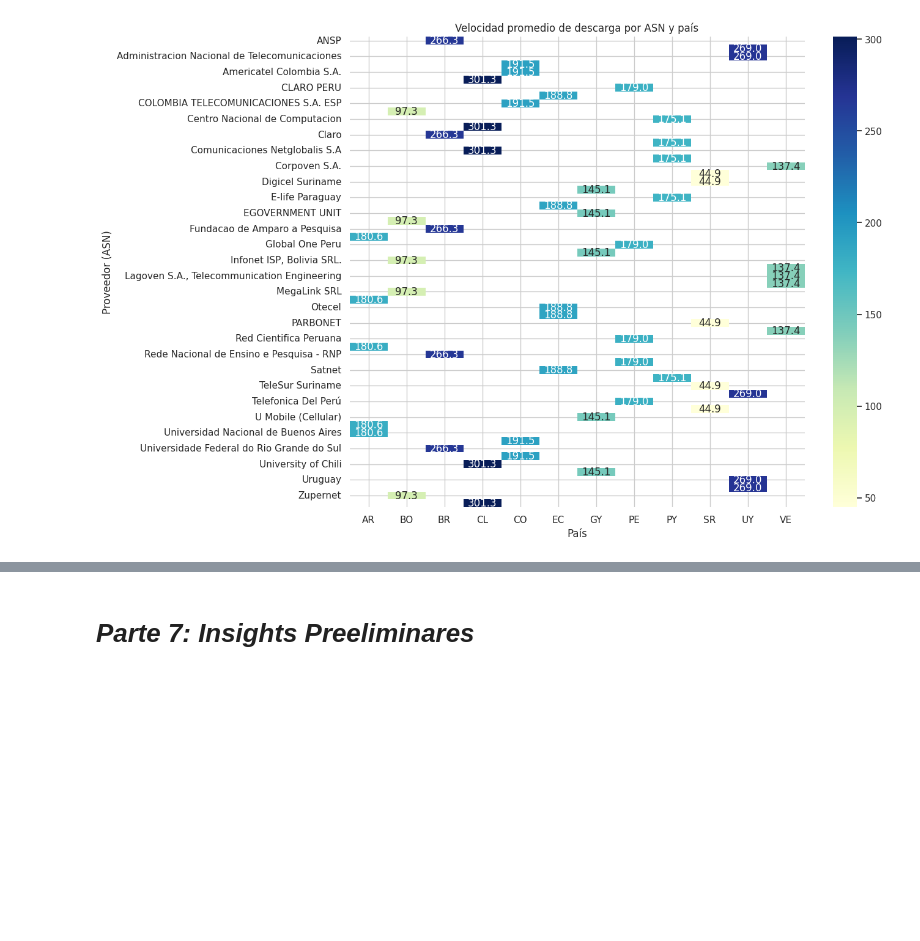
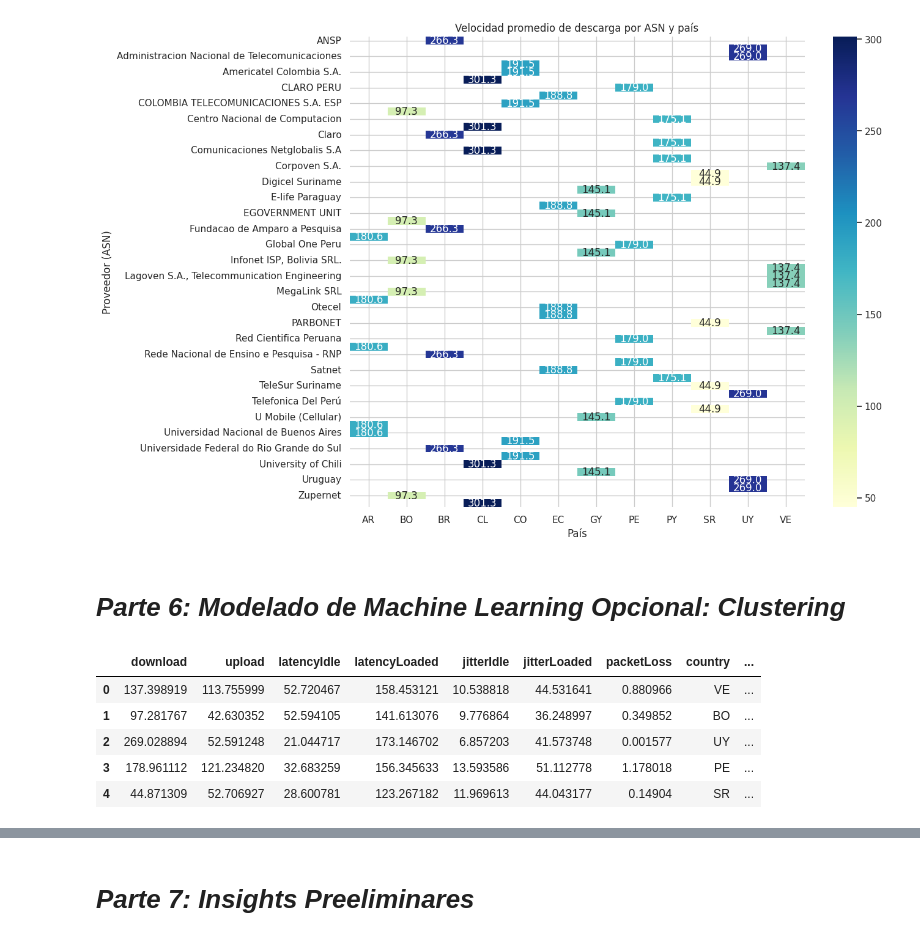
Before and after one commit to Angebarrutia/Coderhouse-Curso-Data-Science-II, a Jupyter notebook: Entregas/Primera Entrega/ProyectoEntrega1DSII_BarrutiaAngela.ipynb, the cells around one changed output, grey strips where cells are left out. Cells and saved outputs as stored; diff of their text form; code cells hidden in the pictures; blank space fills up the shorter version.

```diff
--- a/Entregas/Primera Entrega/ProyectoEntrega1DSII_BarrutiaAngela.ipynb
+++ b/Entregas/Primera Entrega/ProyectoEntrega1DSII_BarrutiaAngela.ipynb
@@ -650,3 +692,67 @@ plt.ylabel("Proveedor (ASN)")
 plt.show()
 # %% [output]
 [figure]
+# %% [markdown]
+# *Parte 6: Modelado de Machine Learning Opcional: Clustering*
+# %%
+# ================================
+# BLOQUE 1: Librerías y carga de datos
+# ================================
+import pandas as pd
+import numpy as np
+from sklearn.preprocessing import StandardScaler
+from sklearn.cluster import KMeans
+import matplotlib.pyplot as plt
+import seaborn as sns
+import json # Import the json library
+import glob # Import glob to read multiple files
+
+# --- Load Speed Data for all countries ---
+files = glob.glob("cloudflare_speed_summary_*.json")
+df_speed_list = []
+
+for file in files:
+    with open(file, 'r') as f:
+        data = json.load(f)
+        country = file.split("_")[-1].split(".")[0]
+        if 'result' in data and 'summary_0' in data['result']:
+            summary_data = data['result']['summary_0']
+            summary_data['country'] = country
+            df_speed_list.append(summary_data)
+
+df_speed_all = pd.DataFrame(df_speed_list)
+
+df_speed_all['latencyIdle'] = pd.to_numeric(df_speed_all['latencyIdle'], errors='coerce')
+df_speed_all['jitterIdle'] = pd.to_numeric(df_speed_all['jitterIdle'], errors='coerce')
+df_speed_all['bandwidthDownload'] = pd.to_numeric(df_speed_all['bandwidthDownload'], errors='coerce')
+df_speed_all['bandwidthUpload'] = pd.to_numeric(df_speed_all['bandwidthUpload'], errors='coerce')
+df_speed_all.rename(columns={'bandwidthDownload': 'download', 'bandwidthUpload': 'upload'}, inplace=True)
+
+# --- Load ASN Data for all countries ---
+asn_files = glob.glob("cloudflare_asns_*.json")
+df_asn_list = []
+
+for file in asn_files:
+    with open(file, 'r') as f:
+        data = json.load(f)
+        country = file.split("_")[-1].split(".")[0]
+        if 'result' in data and 'asns' in data['result']:
+            for entry in data['result']['asns']:
+                entry['country'] = country
+                df_asn_list.append(entry)
+
+df_asn_all = pd.DataFrame(df_asn_list)
+
+# Calculate ASN concentration per country
+asn_concentration_all = df_asn_all.groupby('country').size().reset_index(name='asn_concentration')
+
+# Merge to combine all variables per country
+df_ml = pd.merge(df_speed_all, asn_concentration_all, on='country', how='left')
+df_ml.head()
+# %% [output]
+|  | download | upload | latencyIdle | latencyLoaded | jitterIdle | jitterLoaded | packetLoss | country | ... |
+| 0 | 137.398919 | 113.755999 | 52.720467 | 158.453121 | 10.538818 | 44.531641 | 0.880966 | VE | ... |
+| 1 | 97.281767 | 42.630352 | 52.594105 | 141.613076 | 9.776864 | 36.248997 | 0.349852 | BO | ... |
+| 2 | 269.028894 | 52.591248 | 21.044717 | 173.146702 | 6.857203 | 41.573748 | 0.001577 | UY | ... |
+| 3 | 178.961112 | 121.234820 | 32.683259 | 156.345633 | 13.593586 | 51.112778 | 1.178018 | PE | ... |
+| 4 | 44.871309 | 52.706927 | 28.600781 | 123.267182 | 11.969613 | 44.043177 | 0.14904 | SR | ... |
```
Also changed, not shown: parts of 17 cells of this notebook.
